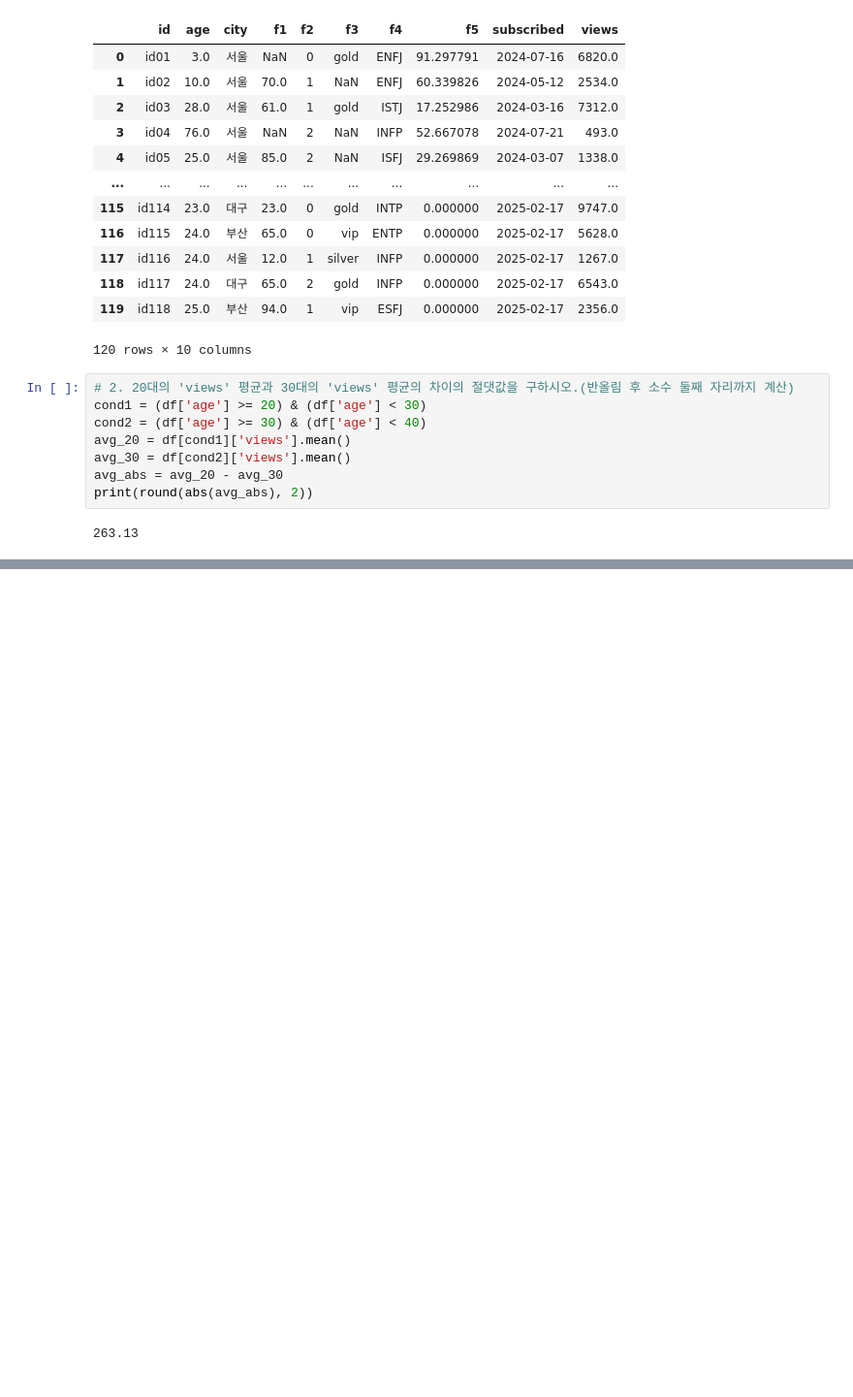
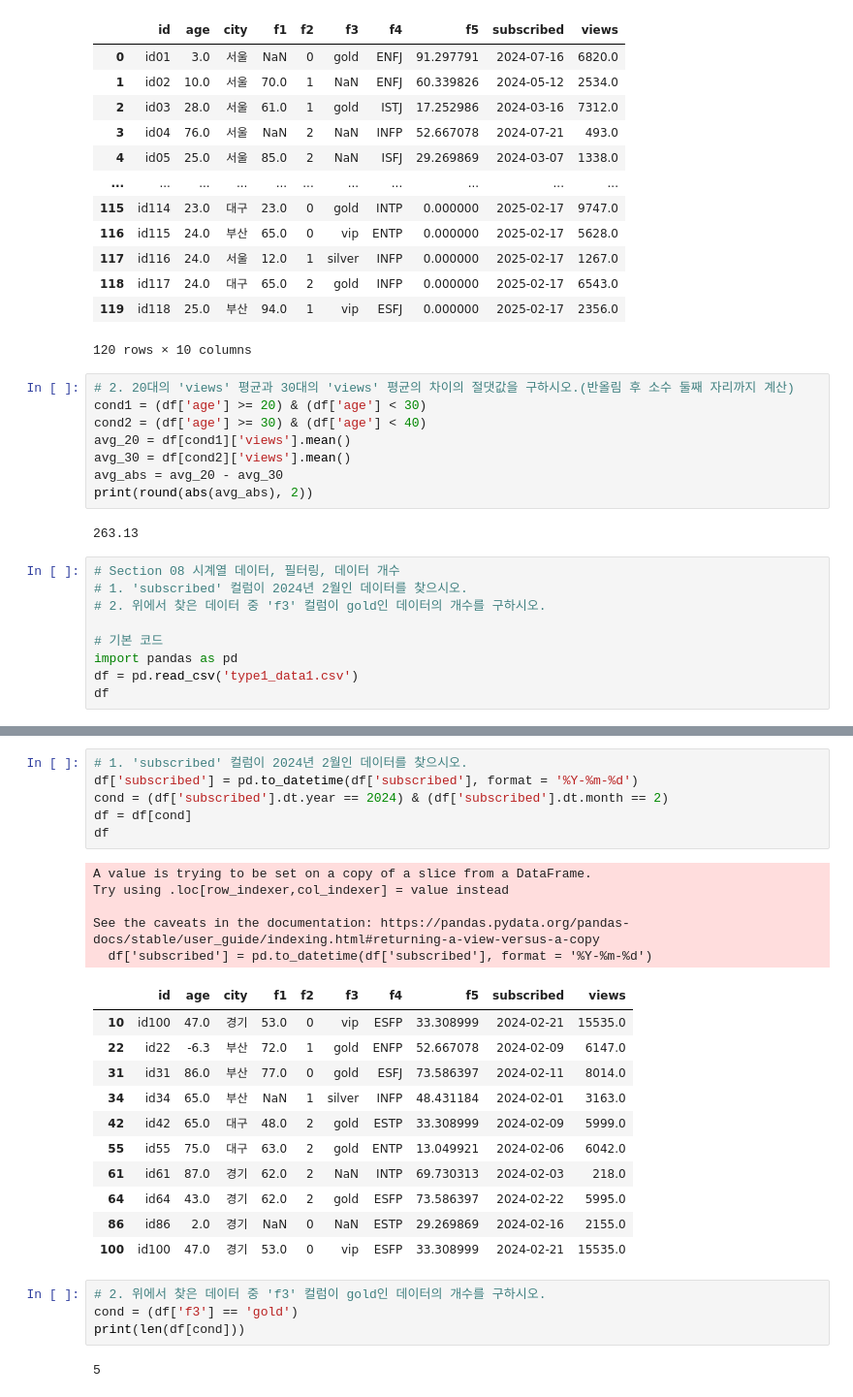
Before and after one commit to bbang-jun/Big-Data-Analysis-Engineer-Practical-Test, a Jupyter notebook: 작업형1/작업형1_연습문제.ipynb, the cells around one changed output, grey strips where cells are left out. Shown at 97% size. Drawn from its saved outputs; the diff is of its cells as text; blank space fills up the shorter version.

Commit message:
작업형1 # Section 08 시계열 데이터, 필터링, 데이터 개수

```diff
--- a/작업형1/작업형1_연습문제.ipynb
+++ b/작업형1/작업형1_연습문제.ipynb
@@ -401,3 +401,12 @@ avg_abs = avg_20 - avg_30
 print(round(abs(avg_abs), 2))
 # %% [output]
 263.13
+# %%
+# Section 08 시계열 데이터, 필터링, 데이터 개수
+# 1. 'subscribed' 컬럼이 2024년 2월인 데이터를 찾으시오.
+# 2. 위에서 찾은 데이터 중 'f3' 컬럼이 gold인 데이터의 개수를 구하시오.
+
+# 기본 코드
+import pandas as pd
+df = pd.read_csv('type1_data1.csv')
+df
@@ -403,0 +427,29 @@ print(round(abs(avg_abs), 2))
+# %%
+# 1. 'subscribed' 컬럼이 2024년 2월인 데이터를 찾으시오.
+df['subscribed'] = pd.to_datetime(df['subscribed'], format = '%Y-%m-%d')
+cond = (df['subscribed'].dt.year == 2024) & (df['subscribed'].dt.month == 2)
+df = df[cond]
+df
+# %% [output]
+A value is trying to be set on a copy of a slice from a DataFrame.
+Try using .loc[row_indexer,col_indexer] = value instead
+
+See the caveats in the documentation: https://pandas.pydata.org/pandas-docs/stable/user_guide/indexing.html#returning-a-view-versus-a-copy
+  df['subscribed'] = pd.to_datetime(df['subscribed'], format = '%Y-%m-%d')
+|  | id | age | city | f1 | f2 | f3 | f4 | f5 | subscribed | views |
+| 10 | id100 | 47.0 | 경기 | 53.0 | 0 | vip | ESFP | 33.308999 | 2024-02-21 | 15535.0 |
+| 22 | id22 | -6.3 | 부산 | 72.0 | 1 | gold | ENFP | 52.667078 | 2024-02-09 | 6147.0 |
+| 31 | id31 | 86.0 | 부산 | 77.0 | 0 | gold | ESFJ | 73.586397 | 2024-02-11 | 8014.0 |
+| 34 | id34 | 65.0 | 부산 | NaN | 1 | silver | INFP | 48.431184 | 2024-02-01 | 3163.0 |
+| 42 | id42 | 65.0 | 대구 | 48.0 | 2 | gold | ESTP | 33.308999 | 2024-02-09 | 5999.0 |
+| 55 | id55 | 75.0 | 대구 | 63.0 | 2 | gold | ENTP | 13.049921 | 2024-02-06 | 6042.0 |
+| 61 | id61 | 87.0 | 경기 | 62.0 | 2 | NaN | INTP | 69.730313 | 2024-02-03 | 218.0 |
+| 64 | id64 | 43.0 | 경기 | 62.0 | 2 | gold | ESFP | 73.586397 | 2024-02-22 | 5995.0 |
+| 86 | id86 | 2.0 | 경기 | NaN | 0 | NaN | ESTP | 29.269869 | 2024-02-16 | 2155.0 |
+| 100 | id100 | 47.0 | 경기 | 53.0 | 0 | vip | ESFP | 33.308999 | 2024-02-21 | 15535.0 |
+# %%
+# 2. 위에서 찾은 데이터 중 'f3' 컬럼이 gold인 데이터의 개수를 구하시오.
+cond = (df['f3'] == 'gold')
+print(len(df[cond]))
+# %% [output]
+5
```
Also changed, not shown: parts of 1 cell of this notebook, 1 other file.
